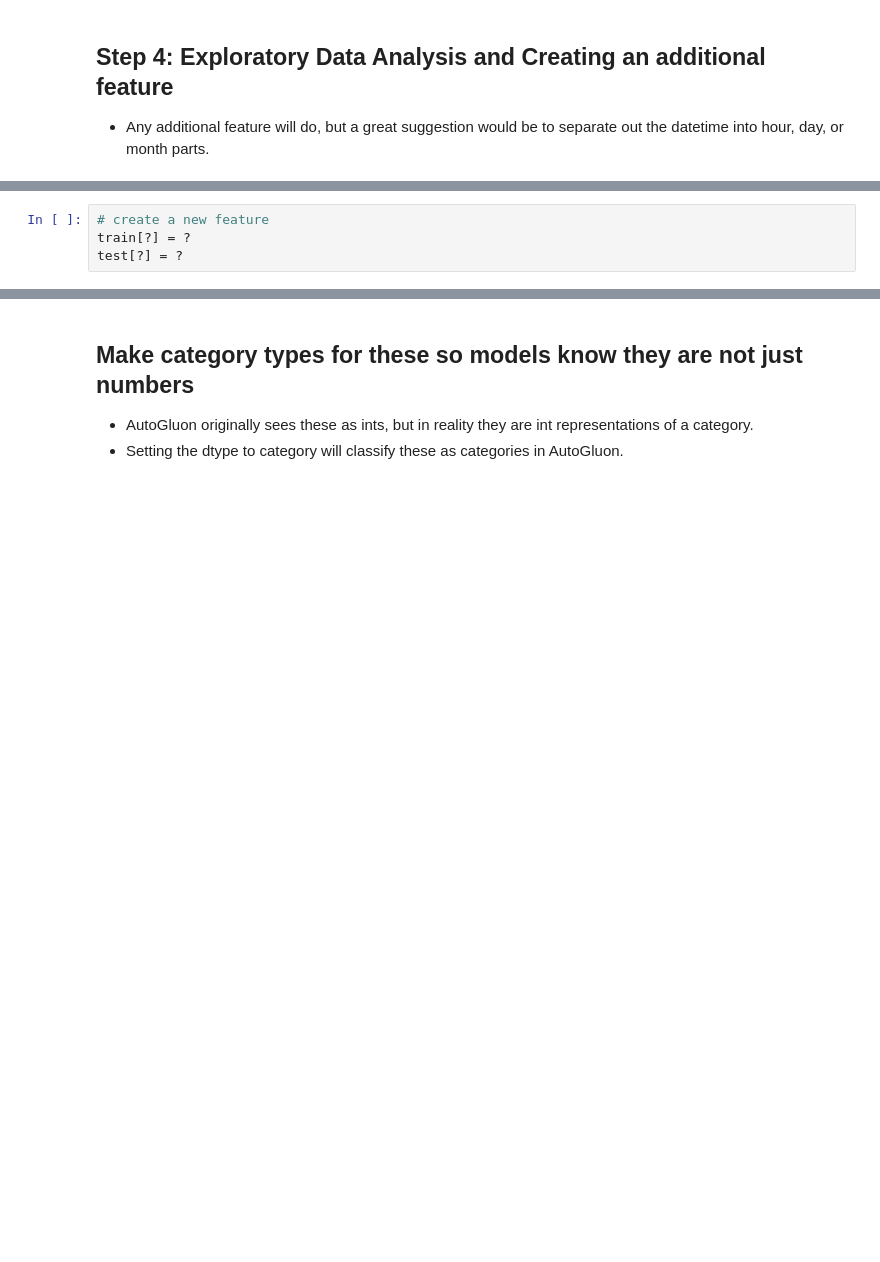
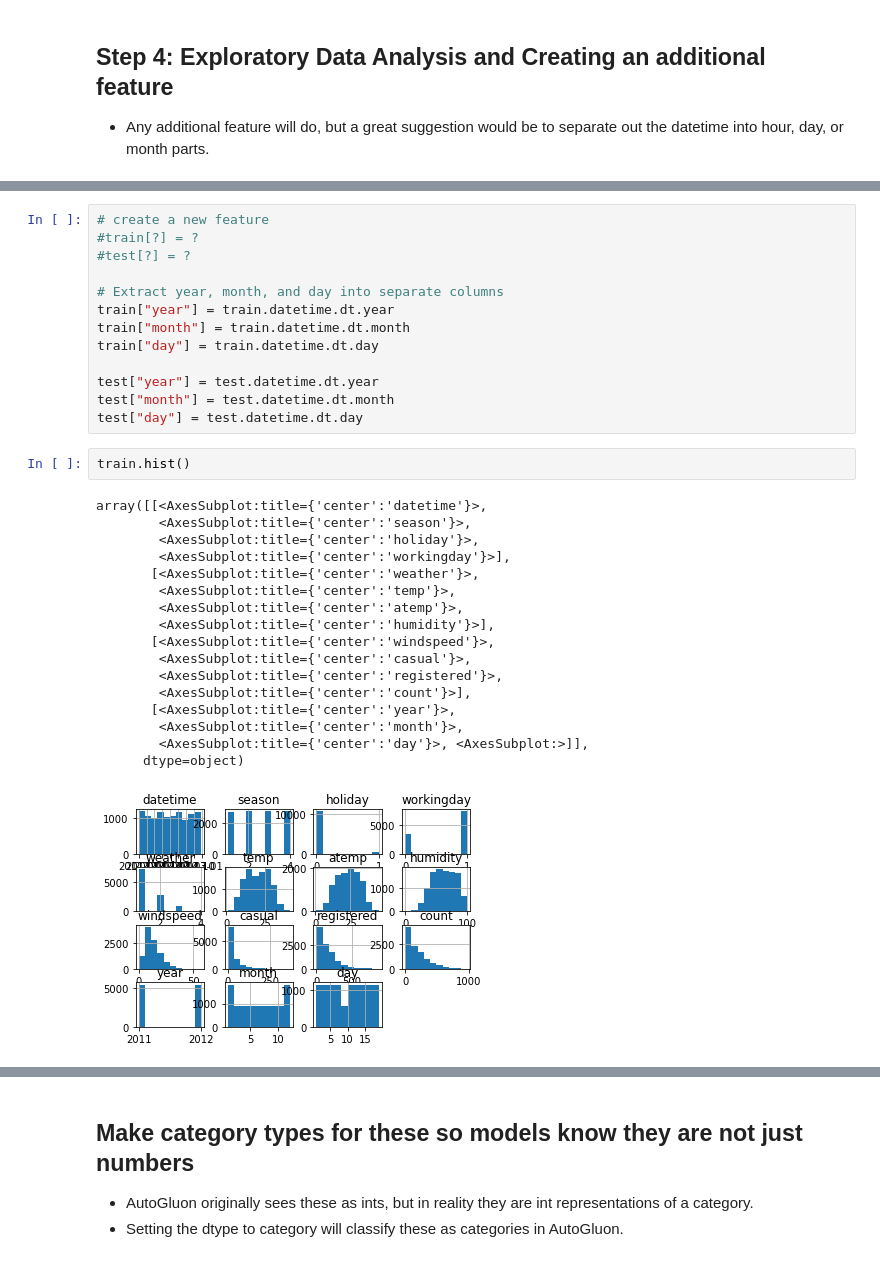
Before and after one commit to seehawj2019/Udacity_Project1, a Jupyter notebook: project-template.ipynb, the cells around one changed output, grey strips where cells are left out. Saved outputs shown, nothing was run; the diff lists cells and outputs as text; blank space fills up the shorter version.

```diff
--- a/project-template.ipynb
+++ b/project-template.ipynb
@@ -388,4 +467,33 @@ train.?
-# %%
-# create a new feature
-train[?] = ?
-test[?] = ?
+# %%
+# create a new feature
+#train[?] = ?
+#test[?] = ?
+
+# Extract year, month, and day into separate columns
+train["year"] = train.datetime.dt.year
+train["month"] = train.datetime.dt.month
+train["day"] = train.datetime.dt.day
+
+test["year"] = test.datetime.dt.year
+test["month"] = test.datetime.dt.month
+test["day"] = test.datetime.dt.day
+# %%
+train.hist()
+# %% [output]
+array([[<AxesSubplot:title={'center':'datetime'}>,
+        <AxesSubplot:title={'center':'season'}>,
+        <AxesSubplot:title={'center':'holiday'}>,
+        <AxesSubplot:title={'center':'workingday'}>],
+       [<AxesSubplot:title={'center':'weather'}>,
+        <AxesSubplot:title={'center':'temp'}>,
+        <AxesSubplot:title={'center':'atemp'}>,
+        <AxesSubplot:title={'center':'humidity'}>],
+       [<AxesSubplot:title={'center':'windspeed'}>,
+        <AxesSubplot:title={'center':'casual'}>,
+        <AxesSubplot:title={'center':'registered'}>,
+        <AxesSubplot:title={'center':'count'}>],
+       [<AxesSubplot:title={'center':'year'}>,
+        <AxesSubplot:title={'center':'month'}>,
+        <AxesSubplot:title={'center':'day'}>, <AxesSubplot:>]],
+      dtype=object)
+[figure, added]
```
Also changed, not shown: parts of 46 cells of this notebook.
